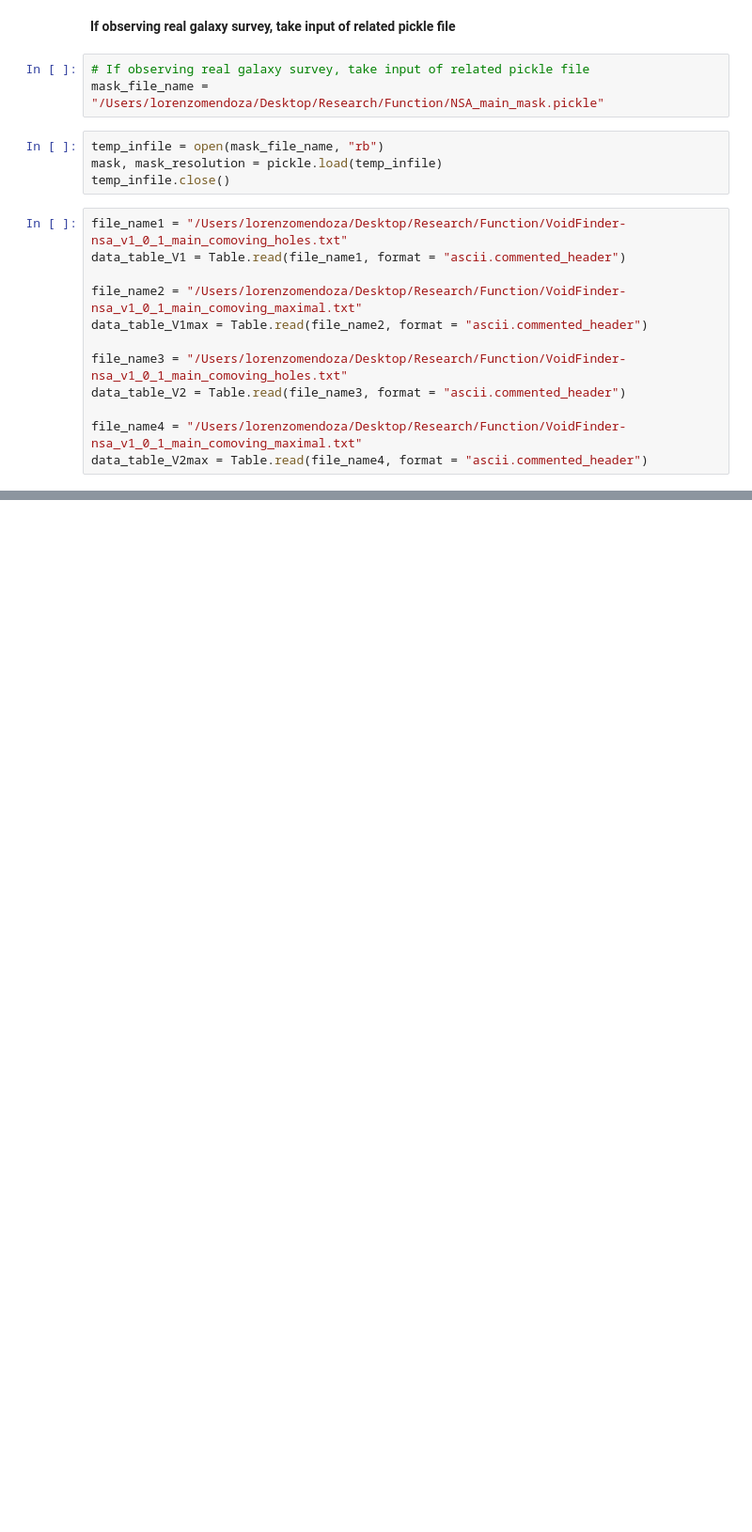
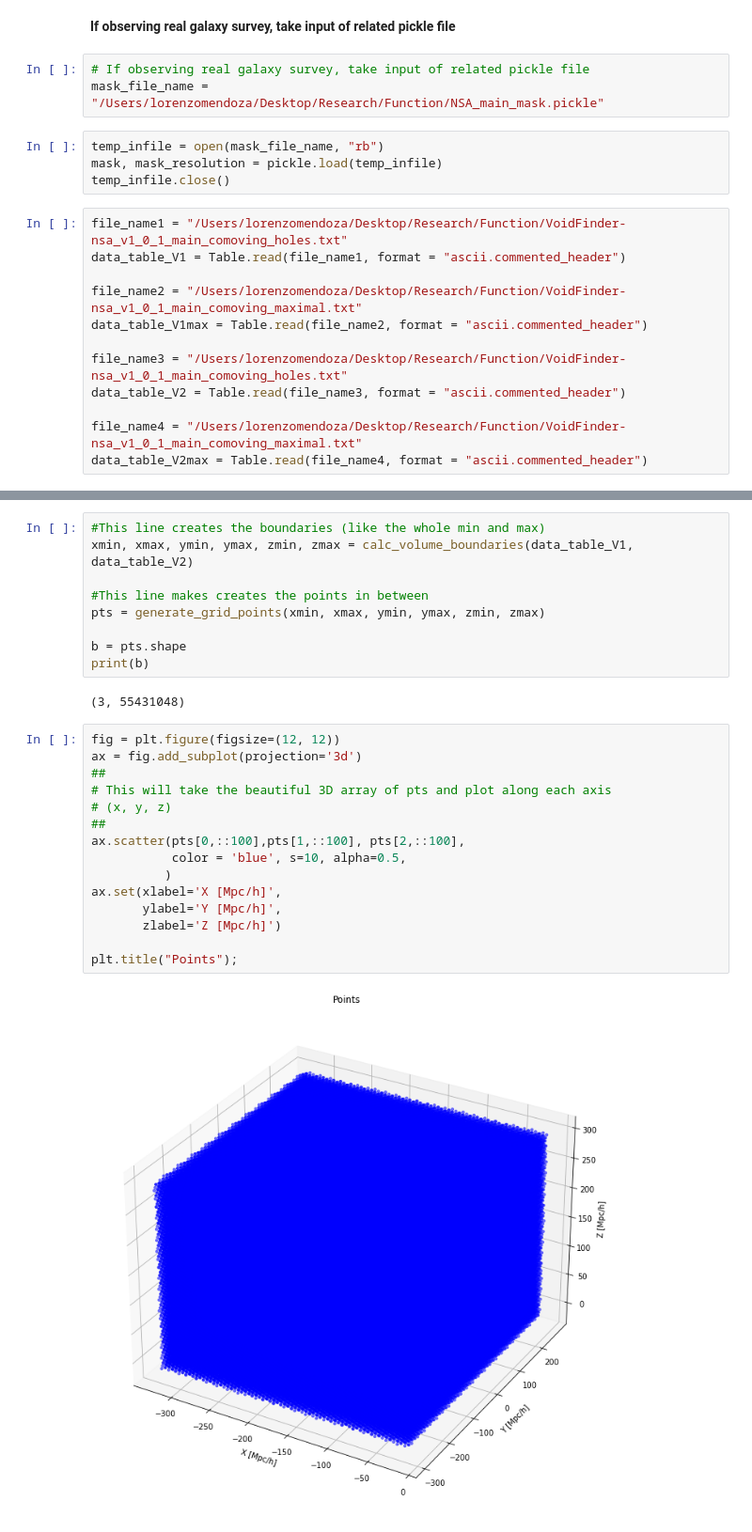
Before and after one commit to DESI-UR/Void_analysis, a Jupyter notebook: nb/Jordan_Coney/compare_catalog.ipynb, the cells around one changed output, grey strips where cells are left out. Shown at 94% size. Drawn from its saved outputs; the diff is of its cells as text; blank space fills up the shorter version.

```diff
--- a/nb/Jordan_Coney/compare_catalog.ipynb
+++ b/nb/Jordan_Coney/compare_catalog.ipynb
@@ -31,3 +104,31 @@ data_table_V2max = Table.read(file_name4, format = "ascii.commented_header")
+# %%
+#This line creates the boundaries (like the whole min and max)
+xmin, xmax, ymin, ymax, zmin, zmax = calc_volume_boundaries(data_table_V1, data_table_V2)
+
+#This line makes creates the points in between
+pts = generate_grid_points(xmin, xmax, ymin, ymax, zmin, zmax)
+
+b = pts.shape
+print(b)
+# %% [output]
+(3, 55431048)
+# %%
+fig = plt.figure(figsize=(12, 12))
+ax = fig.add_subplot(projection='3d')
+##
+# This will take the beautiful 3D array of pts and plot along each axis
+# (x, y, z)
+##
+ax.scatter(pts[0,::100],pts[1,::100], pts[2,::100],
+           color = 'blue', s=10, alpha=0.5,
+          )
+ax.set(xlabel='X [Mpc/h]',
+       ylabel='Y [Mpc/h]',
+       zlabel='Z [Mpc/h]')
+
+plt.title("Points");
+# %% [output]
+[figure, added]
 # %%
 start_time = time.time()
 
```
Also changed, not shown: parts of 5 cells of this notebook.
